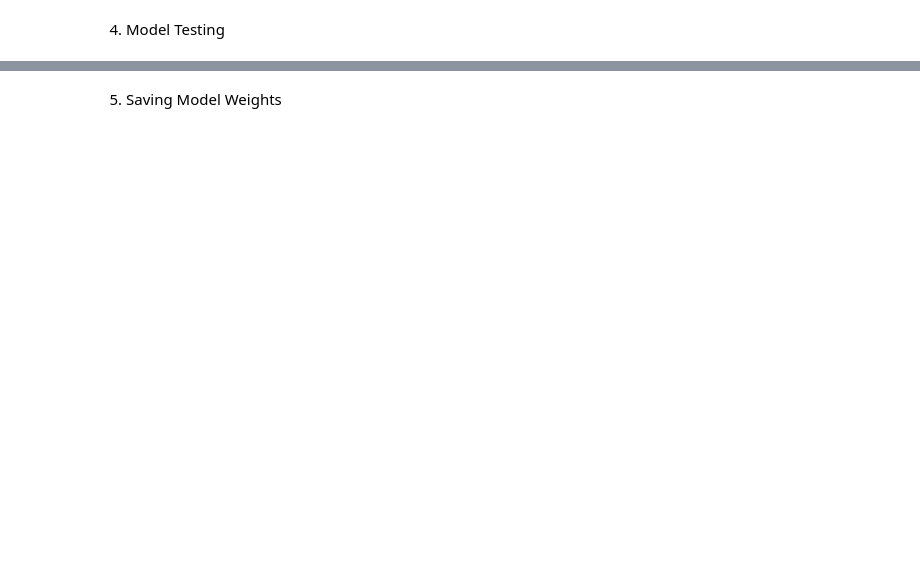
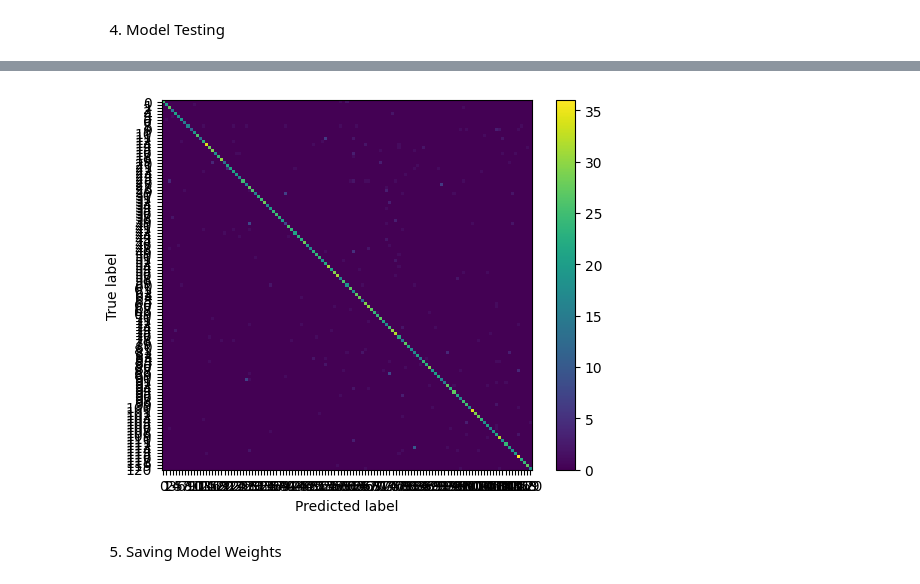
Before and after one commit to AlpacaMoon/sign-language-recognition, a Jupyter notebook: action_feature_extraction/model_train_test.ipynb, the cells around one changed output, grey strips where cells are left out. Saved outputs shown, nothing was run; the diff lists cells and outputs as text; code cells hidden in the pictures; blank space fills up the shorter version.

Commit message:
model training

```diff
--- a/action_feature_extraction/model_train_test.ipynb
+++ b/action_feature_extraction/model_train_test.ipynb
@@ -118,7 +118,7 @@ modelInputSize
 (20, 240)
 # %%
 model = Sequential()
-model.add(LSTM(units=192, activation='relu', return_sequences=True, input_shape=modelInputSize))
+model.add(LSTM(units=192, activation='relu', dropout=0.2, return_sequences=True, input_shape=modelInputSize))
 model.add(LSTM(units=256, activation='relu', return_sequences=True))
 model.add(LSTM(units=224, activation='relu', return_sequences=False))
 model.add(Dense(units=192, activation='relu'))
@@ -234,3 +226,15 @@ plt.show()
+# %%
+from sklearn.metrics import ConfusionMatrixDisplay, confusion_matrix
+import matplotlib.pyplot as plt
+%matplotlib inline
+
+test_pm = np.array([1, 2, 3, 4, 5])
+cm = confusion_matrix(y_actual, y_predict)
+cmDisp = ConfusionMatrixDisplay(confusion_matrix=cm, display_labels=False)
+cmDisp.plot(include_values=False)
+plt.show()
+# %% [output]
+[figure, added]
 # %% [markdown]
 5. Saving Model Weights
 # %%
```
Also changed, not shown: parts of 8 cells of this notebook, 6 other files.
